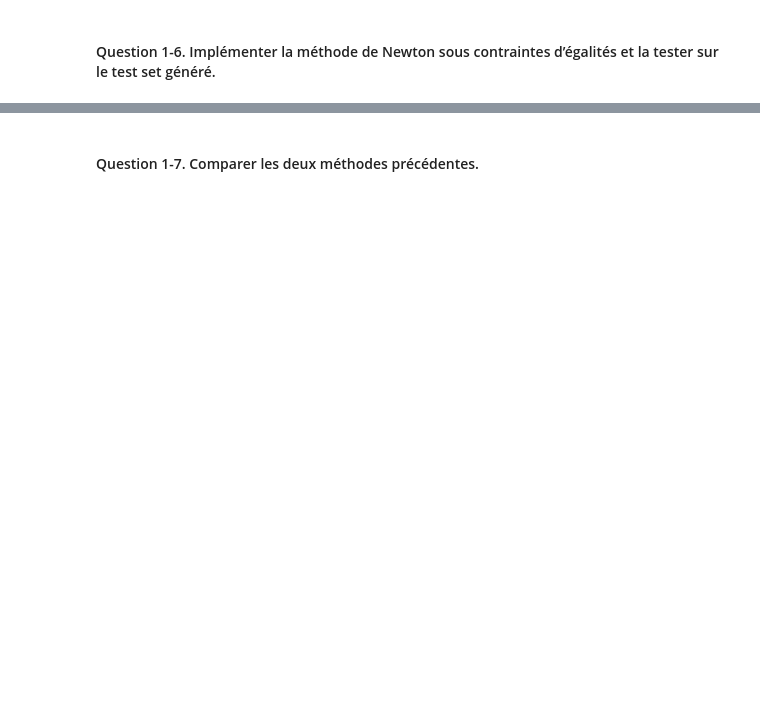
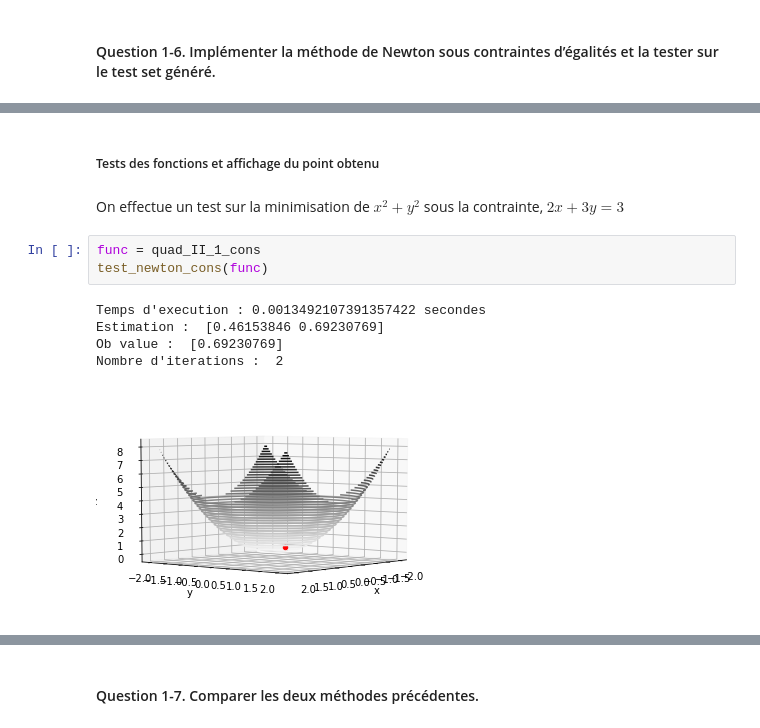
Before and after one commit to DaniGodin/ocvx, a Jupyter notebook: rapport.ipynb, the cells around one changed output, grey strips where cells are left out. Cells and saved outputs as stored; diff of their text form; blank space fills up the shorter version.

```diff
--- a/rapport.ipynb
+++ b/rapport.ipynb
@@ -241,0 +312,13 @@ compare_exec_time()
+# %% [markdown]
+##### Tests des fonctions et affichage du point obtenu
+# %% [markdown]
+On effectue un test sur la minimisation de $x^2 + y^2$ sous la contrainte, $2x + 3y = 3$
+# %%
+func = quad_II_1_cons
+test_newton_cons(func)
+# %% [output]
+Temps d'execution : 0.0013492107391357422 secondes
+Estimation :  [0.46153846 0.69230769]
+Ob value :  [0.69230769]
+Nombre d'iterations :  2
+[figure, added]
```
Also changed, not shown: parts of 35 cells of this notebook, 1 other file.
